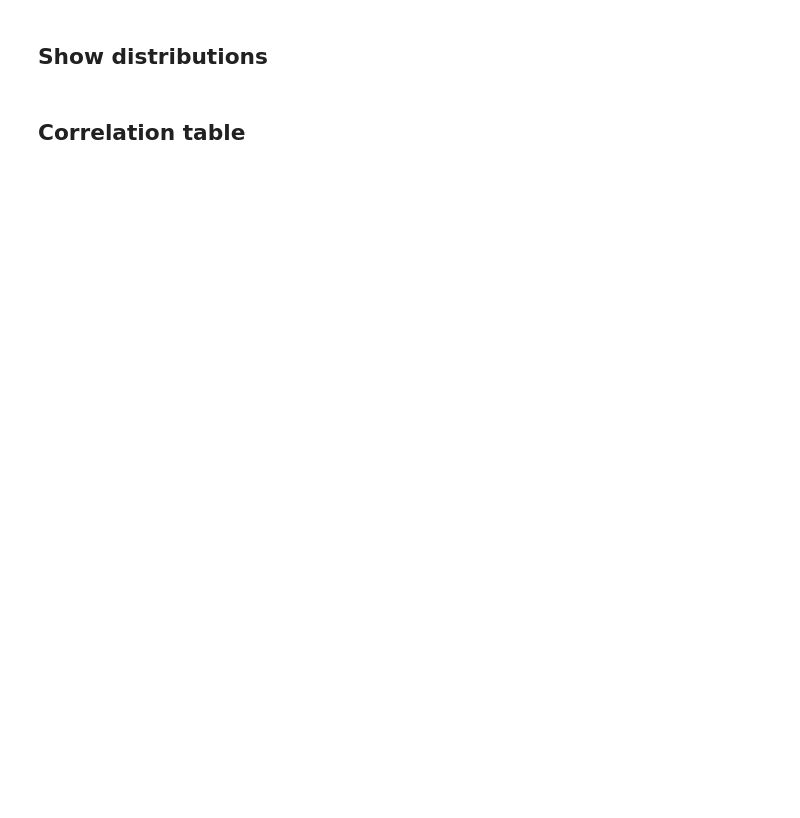
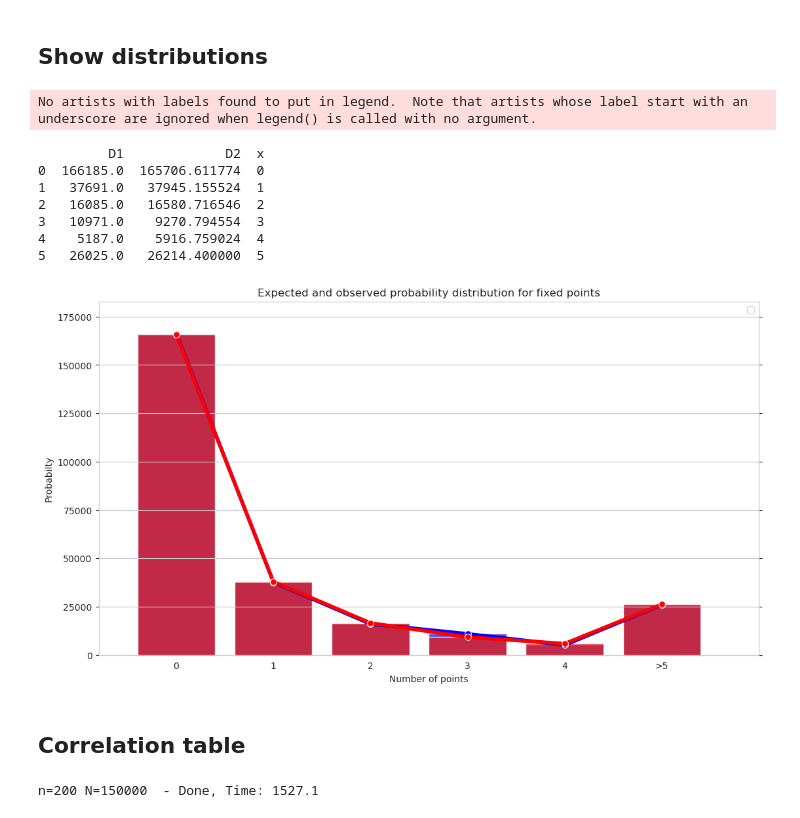
Before and after one commit to kirtsar/summerschool23_shift, a Jupyter notebook: code/summerschool_cryptography.ipynb, the cells around one changed output. Drawn from its saved outputs; the diff is of its cells as text; code cells hidden in the pictures; blank space fills up the shorter version.

```diff
--- a/code/summerschool_cryptography.ipynb
+++ b/code/summerschool_cryptography.ipynb
@@ -82,27 +82,25 @@ def chi(O, E, print_mode=False):
 # %% [markdown]
 ## Permutation
 # %%
-n = 100  # длина подстановки нужно выявить зависимость n ~ N, с сохранением удовлетворения критериям оценки
-N = 2**14 # размер выборки подстановок
+n = 10  # длина подстановки нужно выявить зависимость n ~ N, с сохранением удовлетворения критериям оценки
+N = 2**10 # размер выборки подстановок
 
 num_of_cycles = [0 for k in range(n+1)]
 num_of_fixed_points = [0 for k in range(n+1)]
-num_shortest_cycle = [0 for k in range(n+1)]
+num_of_shortest_cycle = [0 for k in range(n+1)]
 num_of_inversions = [0 for k in range(int(n*(n-1)/2) + 1)]
 # num_of_orders = [0 for k in range(int(sympy.exp(n/sympy.exp(1))) + 1)]
 # num_of_orders = {}
 
-a = Permutation(np.random.permutation(n))
-
 for i in tqdm(range(N)):
     a = Permutation(np.random.permutation(n))
-    cycle_num = a.cycles
-    num_of_cycles[a.cycles] += 1
-    if 1 in a.cycle_structure.keys():
-        num_of_fixed_points[a.cycle_structure[1]]  += 1
-    else:
-        num_of_fixed_points[0] += 1
-    num_shortest_cycle[min(a.cycle_structure.keys())] += 1
+    #cycle_num = a.cycles
+    #num_of_cycles[a.cycles] += 1
+    #if 1 in a.cycle_structure.keys():
+    #    num_of_fixed_points[a.cycle_structure[1]]  += 1
+    #else:
+    #    num_of_fixed_points[0] += 1
+    num_of_shortest_cycle[min(a.cycle_structure.keys())] += 1
 #    order = 1
 #    for x in list(a.cycle_structure.keys()):
 #        order = np.lcm(order, x)
@@ -110,13 +108,13 @@ for i in tqdm(range(N)):
  #       num_of_orders[order] += 1
  #   else:
  #       num_of_orders[order] = 1
-    num_of_inversions[a.inversions()] += 1
+    # num_of_inversions[a.inversions()] += 1
 
 
 
 #print(num_of_cycles)
 #print(num_of_fixed_points)
-#print(num_shortest_cycle)
+print(num_of_shortest_cycle)
 #print(num_of_orders)
 # print(num_of_inversions)
 
@@ -288,36 +327,56 @@ def Inv_criteria(num_of_inversions, n, N, alpha=0.05, print_mode=False):
+# %%
+if n not in E_prob_of_shortest_cycle:
+        E_prob_of_shortest_cycle[n] = gen_prob_of_shortest_cycles2(n) # without 2 -> its coeff method
+        with open('E_prob_of_shortest_cycle.pkl', 'wb') as f:
+            pickle.dump(E_prob_of_shortest_cycle, f)
+    E_num_of_shortest_cycle = [ x*N  for x in E_prob_of_shortest_cycle[n]]
 # %% [markdown]
 ## Show distributions
 # %%
 # x,y - two arrays with distribution, r - first x label
 def compare_two_distr_graph(x, y, r=0):
     df_to_show = pd.DataFrame(columns = ['D1', 'D2'])
-    df_to_show['D1'], df_to_show['D2'] = conv(x, y, 0.0001)
+    df_to_show['D1'], df_to_show['D2'] = conv(x, y, 0.01)
     df_to_show['D1'], df_to_show['D2'] = df_to_show['D1'].astype(float), df_to_show['D2'].astype(float)
     df_to_show['x'] = [k for k in range(0, len(df_to_show))]
     print(df_to_show)
     xticklabels= [k for k in range(r, len(df_to_show)+r)]
     xticklabels[len(df_to_show)-1] = '>' + str(len(df_to_show)+r-1)
     width = 0.8
     matplotlib.rc_file_defaults()
     ax = sns.set_style(style="whitegrid", rc=None)
     fig, ax = plt.subplots(figsize=(13,7))
     ax_twin = ax.twinx()
     sns.barplot(data = df_to_show, x='x', y='D1', alpha=0.8, ax=ax, color = 'blue', width=width)
     sns.barplot(data = df_to_show, x='x', y='D2', alpha=0.8, ax=ax, color = 'red', width=width).set(xlabel = "Number of points",ylabel='Probabilty', xticklabels=xticklabels)
 
     sns.lineplot(data = df_to_show, x='x', y='D1', marker='o', err_style='bars', color = 'blue', ax=ax_twin, sort = False, linewidth = 4, markersize=7).set(ylabel='Probabilty')
     sns.lineplot(data = df_to_show, x='x', y='D2', marker='o', err_style='bars', color = 'red', ax=ax_twin, sort = False, linewidth = 4, markersize=7).set(title='Expected and observed probability distribution for fixed points', yticklabels=[], ylabel=None)
 
     max_x = len(df_to_show)
     max_y = max(max(df_to_show['D1']), max(df_to_show['D2']))*1.1
     ax.set_xlim([-width, max_x])
     ax.set_ylim([0, max_y])
     ax_twin.set_xlim([-width, max_x])
     ax_twin.set_ylim([0, max_y])
     ax.legend() ## add legend
 
-prob_of_fixed_points = [k/N for k in num_of_fixed_points]
-compare_two_distr_graph(prob_of_fixed_points, E_prob_of_fixed_points, 0)
+if n not in E_prob_of_shortest_cycle:
+        E_prob_of_shortest_cycle[n] = gen_prob_of_shortest_cycles2(n) # without 2 -> its coeff method
+        with open('E_prob_of_shortest_cycle.pkl', 'wb') as f:
+            pickle.dump(E_prob_of_shortest_cycle, f)
+E_num_of_shortest_cycle = [ x*N  for x in E_prob_of_shortest_cycle[n]]
+compare_two_distr_graph(num_of_shortest_cycle, E_num_of_shortest_cycle, 0)
+# %% [output]
+No artists with labels found to put in legend.  Note that artists whose label start with an underscore are ignored when legend() is called with no argument.
+         D1             D2  x
+0  166185.0  165706.611774  0
+1   37691.0   37945.155524  1
+2   16085.0   16580.716546  2
+3   10971.0    9270.794554  3
+4    5187.0    5916.759024  4
+5   26025.0   26214.400000  5
+[figure, added]
 # %% [markdown]
 ## Correlation table
 # %%
@@ -343,24 +402,29 @@ def calculate_avg_length(a):
 # correlation table
 
 corr_df = pd.DataFrame(columns=['n','N','FP & SC', 'FP & Rec', 'FP & NoC', 'FP & Ord', 'FP & Inv', 'FP & Evn',
-                                'SC & Noc', 'SC & Rec', 'SC & Ord', 'SC & Inv', 'SC & Evn', 'Rec & NoC',
-                                'Rec & Ord', 'Rec & Inv', 'Rec & Evn', 'Noc & Ord', 'Noc & Inv', 'Noc & Evn',
+                                'SC & NoC', 'SC & Rec', 'SC & Ord', 'SC & Inv', 'SC & Evn', 'Rec & NoC',
+                                'Rec & Ord', 'Rec & Inv', 'Rec & Evn', 'NoC & Ord', 'NoC & Inv', 'NoC & Evn',
                                 'Ord & Inv', 'Ord & Evn', 'Inv & Evn'])
 
 # длина подстановки n
 # длина выборки N
-n_N_values = [(10, 2**10), (10, 2**12), (10, 2**14), (10, 2**16), (10, 2**18),
-              (25, 2**10), (25, 2**12), (25, 2**14), (25, 2**16), (25, 2**18),
-              (50, 2**10), (50, 2**12), (50, 2**14), (50, 2**16), (50, 2**18),
-              (100, 2**10), (100, 2**12), (100, 2**14), (100, 2**16), (100, 2**18),
-              (200, 2**10), (200, 2**14), (200, 2**16), (200, 2**18),
-              (500, 2**10), (500, 2**14), (500, 2**16), (500, 2**18),
-              (1000, 2**10), (1000, 2**14), (1000, 2**16)
+n_N_values = [(10, 150000),
+              (25, 150000),
+              (50, 150000),
+              (100, 150000),
+              (200, 150000),
+              (500, 150000),
+              (1000, 150000),
+             ]
+
+n_N_values2 = [(2**9, 1000), (2**9, 5000), (2**9, 12000),
+              (2**10, 1000), (2**10, 5000), (2**10, 12000),
+              (2**11, 1000), (2**11, 5000), (2**11, 12000),
              ]
 
 t1 = time.perf_counter()
 
-for p in n_N_values[31:32]:
+for p in n_N_values[4:5]:
 
     n, N = p
 
@@ -408,6 +472,8 @@ corr_df = corr_df.astype({"n": int, "N": int})
 # df.to_csv("./df.csv", index=None, mode='a', header=None)
 # corr_df.to_csv("./corr.csv", index=None)
 corr_df.to_csv("./corr.csv", index=None, mode='a', header=None)
+# %% [output]
+n=200 N=150000  - Done, Time: 1527.1
 # %%
 plt.figure(figsize=(10, 5))
 sns.heatmap(df.corr(), annot=True)
```
Also changed, not shown: parts of 22 cells of this notebook.
